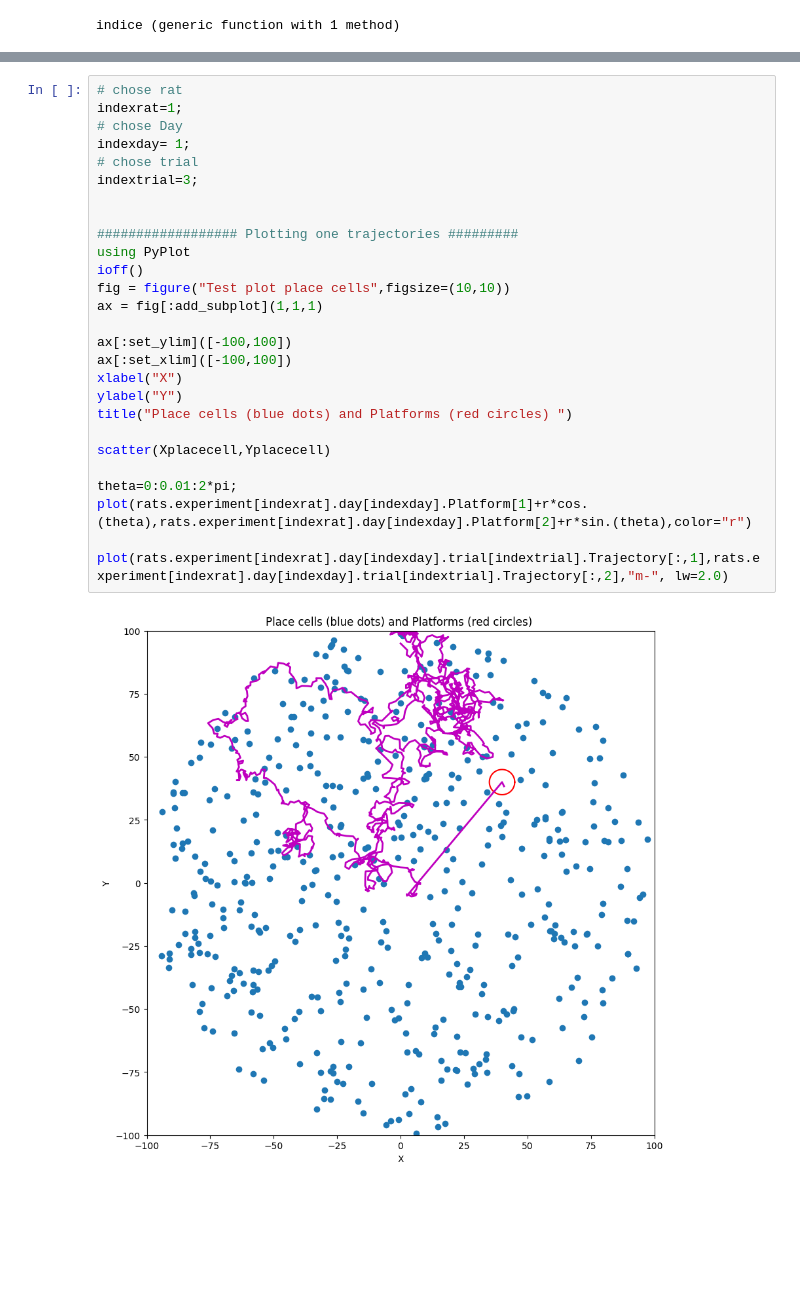
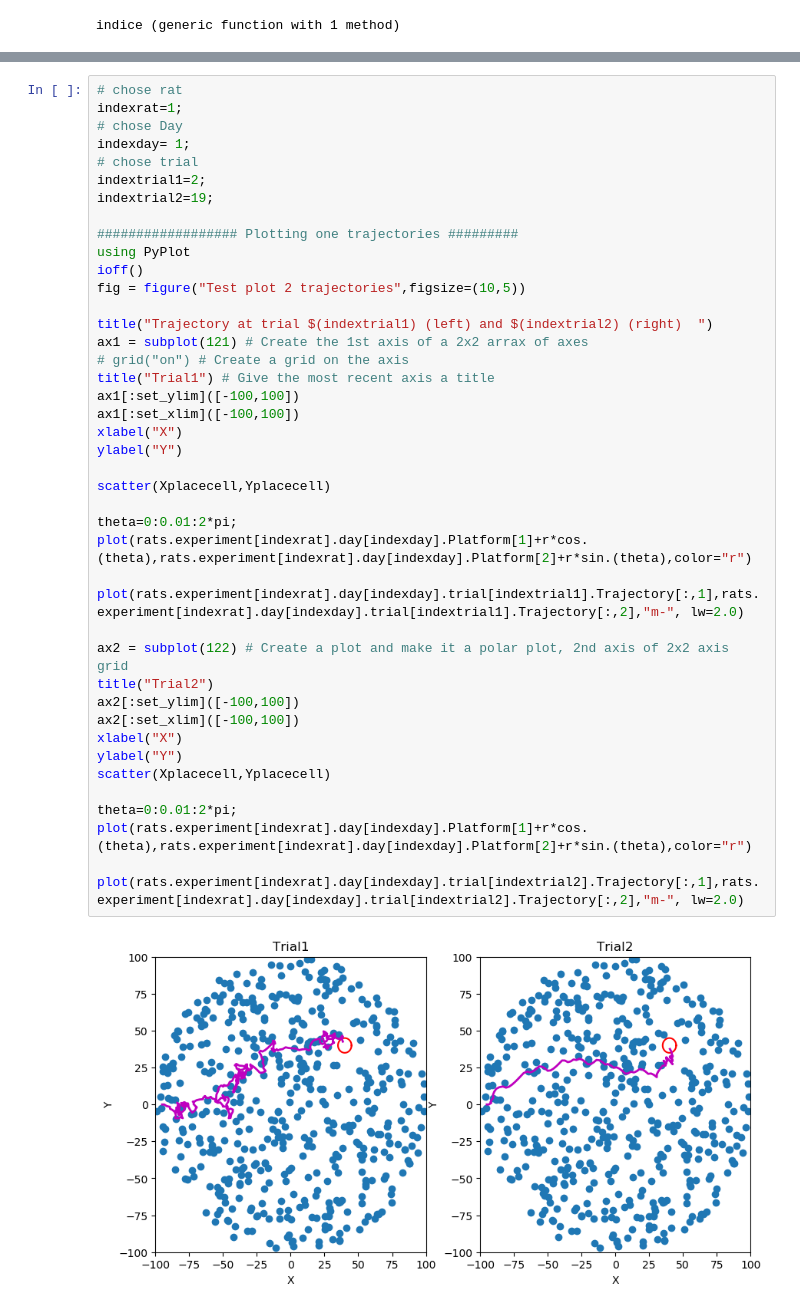
Before and after one commit to charlinetess/Morris-Watermaze-FosterDayanMorris-Paper, a Jupyter notebook: DMP.ipynb, the cells around one changed output, grey strips where cells are left out. Drawn from its saved outputs; the diff is of its cells as text; blank space fills up the shorter version.

```diff
--- a/DMP.ipynb
+++ b/DMP.ipynb
@@ -573,29 +566,44 @@ end
 # %%
 # chose rat
 indexrat=1;
 # chose Day
 indexday= 1;
 # chose trial
-indextrial=3;
-
+indextrial1=2;
+indextrial2=19;
 
 ################## Plotting one trajectories #########
 using PyPlot
 ioff()
-fig = figure("Test plot place cells",figsize=(10,10))
-ax = fig[:add_subplot](1,1,1)
+fig = figure("Test plot 2 trajectories",figsize=(10,5))
 
-ax[:set_ylim]([-100,100])
-ax[:set_xlim]([-100,100])
+title("Trajectory at trial $(indextrial1) (left) and $(indextrial2) (right)  ")
+ax1 = subplot(121) # Create the 1st axis of a 2x2 arrax of axes
+# grid("on") # Create a grid on the axis
+title("Trial1") # Give the most recent axis a title
+ax1[:set_ylim]([-100,100])
+ax1[:set_xlim]([-100,100])
 xlabel("X")
 ylabel("Y")
-title("Place cells (blue dots) and Platforms (red circles) ")
 
 scatter(Xplacecell,Yplacecell)
 
 theta=0:0.01:2*pi;
 plot(rats.experiment[indexrat].day[indexday].Platform[1]+r*cos.(theta),rats.experiment[indexrat].day[indexday].Platform[2]+r*sin.(theta),color="r")
 
-plot(rats.experiment[indexrat].day[indexday].trial[indextrial].Trajectory[:,1],rats.experiment[indexrat].day[indexday].trial[indextrial].Trajectory[:,2],"m-", lw=2.0)
+plot(rats.experiment[indexrat].day[indexday].trial[indextrial1].Trajectory[:,1],rats.experiment[indexrat].day[indexday].trial[indextrial1].Trajectory[:,2],"m-", lw=2.0)
+
+ax2 = subplot(122) # Create a plot and make it a polar plot, 2nd axis of 2x2 axis grid
+title("Trial2")
+ax2[:set_ylim]([-100,100])
+ax2[:set_xlim]([-100,100])
+xlabel("X")
+ylabel("Y")
+scatter(Xplacecell,Yplacecell)
+
+theta=0:0.01:2*pi;
+plot(rats.experiment[indexrat].day[indexday].Platform[1]+r*cos.(theta),rats.experiment[indexrat].day[indexday].Platform[2]+r*sin.(theta),color="r")
+
+plot(rats.experiment[indexrat].day[indexday].trial[indextrial2].Trajectory[:,1],rats.experiment[indexrat].day[indexday].trial[indextrial2].Trajectory[:,2],"m-", lw=2.0)
 # %% [output]
-[figure, old version]
+[figure, new version]
```
Also changed, not shown: parts of 19 cells of this notebook.
